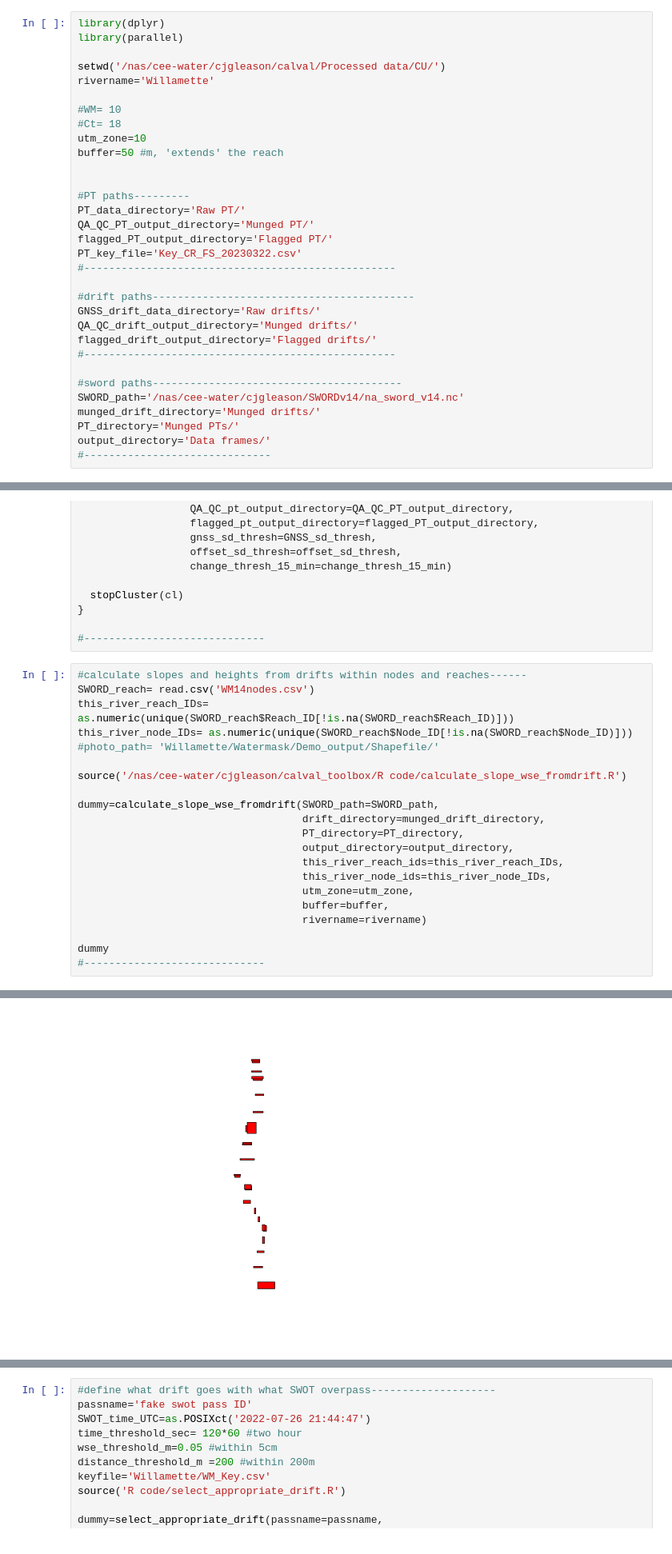
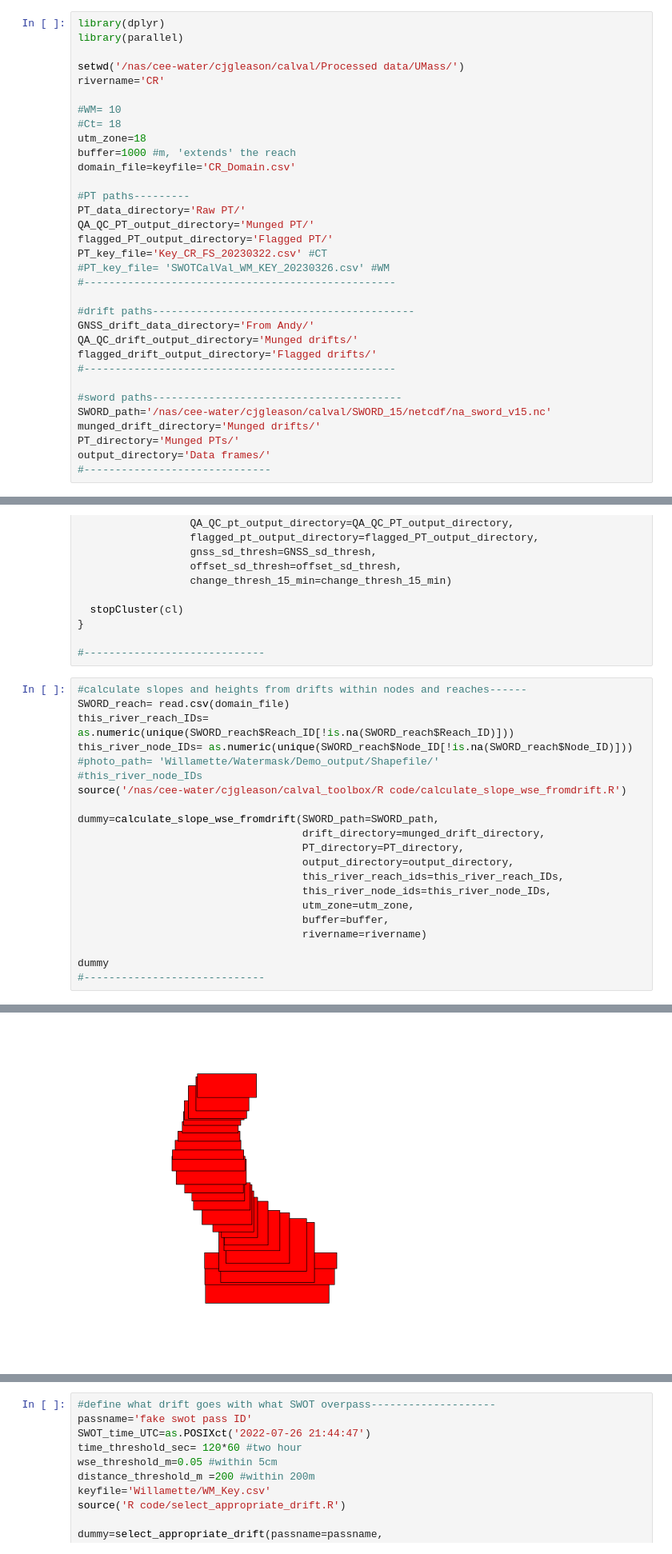
Before and after one commit to cjgleason/calval_toolbox, a Jupyter notebook: toolbox_main_notebook.ipynb, the cells around one changed output, grey strips where cells are left out. Shown at 80% size. Saved outputs shown, nothing was run; the diff lists cells and outputs as text.

```diff
--- a/toolbox_main_notebook.ipynb
+++ b/toolbox_main_notebook.ipynb
@@ -2,30 +2,31 @@
 library(dplyr)
 library(parallel)
 
-setwd('/nas/cee-water/cjgleason/calval/Processed data/CU/')
-rivername='Willamette'
+setwd('/nas/cee-water/cjgleason/calval/Processed data/UMass/')
+rivername='CR'
 
 #WM= 10
 #Ct= 18
-utm_zone=10
-buffer=50 #m, 'extends' the reach
-
+utm_zone=18
+buffer=1000 #m, 'extends' the reach
+domain_file=keyfile='CR_Domain.csv'
 
 #PT paths---------
 PT_data_directory='Raw PT/'
 QA_QC_PT_output_directory='Munged PT/'
 flagged_PT_output_directory='Flagged PT/'
-PT_key_file='Key_CR_FS_20230322.csv'
+PT_key_file='Key_CR_FS_20230322.csv' #CT
+#PT_key_file= 'SWOTCalVal_WM_KEY_20230326.csv' #WM
 #--------------------------------------------------
 
 #drift paths------------------------------------------
-GNSS_drift_data_directory='Raw drifts/'
+GNSS_drift_data_directory='From Andy/'
 QA_QC_drift_output_directory='Munged drifts/'
 flagged_drift_output_directory='Flagged drifts/'
 #--------------------------------------------------
 
 #sword paths----------------------------------------
-SWORD_path='/nas/cee-water/cjgleason/SWORDv14/na_sword_v14.nc'
+SWORD_path='/nas/cee-water/cjgleason/calval/SWORD_15/netcdf/na_sword_v15.nc'
 munged_drift_directory='Munged drifts/'
 PT_directory='Munged PTs/'
 output_directory='Data frames/'
@@ -132,11 +123,11 @@ if(!identical(unmunged_PTs,character(0))){
 #-----------------------------
 # %%
 #calculate slopes and heights from drifts within nodes and reaches------
-SWORD_reach= read.csv('WM14nodes.csv')
+SWORD_reach= read.csv(domain_file)
 this_river_reach_IDs= as.numeric(unique(SWORD_reach$Reach_ID[!is.na(SWORD_reach$Reach_ID)]))
 this_river_node_IDs= as.numeric(unique(SWORD_reach$Node_ID[!is.na(SWORD_reach$Node_ID)]))
 #photo_path= 'Willamette/Watermask/Demo_output/Shapefile/'
-
+#this_river_node_IDs
 source('/nas/cee-water/cjgleason/calval_toolbox/R code/calculate_slope_wse_fromdrift.R')
 
 dummy=calculate_slope_wse_fromdrift(SWORD_path=SWORD_path,
@@ -190,3 +198,3 @@ NULL
-[figure, old version]
+[figure, new version]
 # %%
 #calculate slopes and heights from PTs within nodes and reaches----
```
Also changed, not shown: parts of 4 cells of this notebook.
